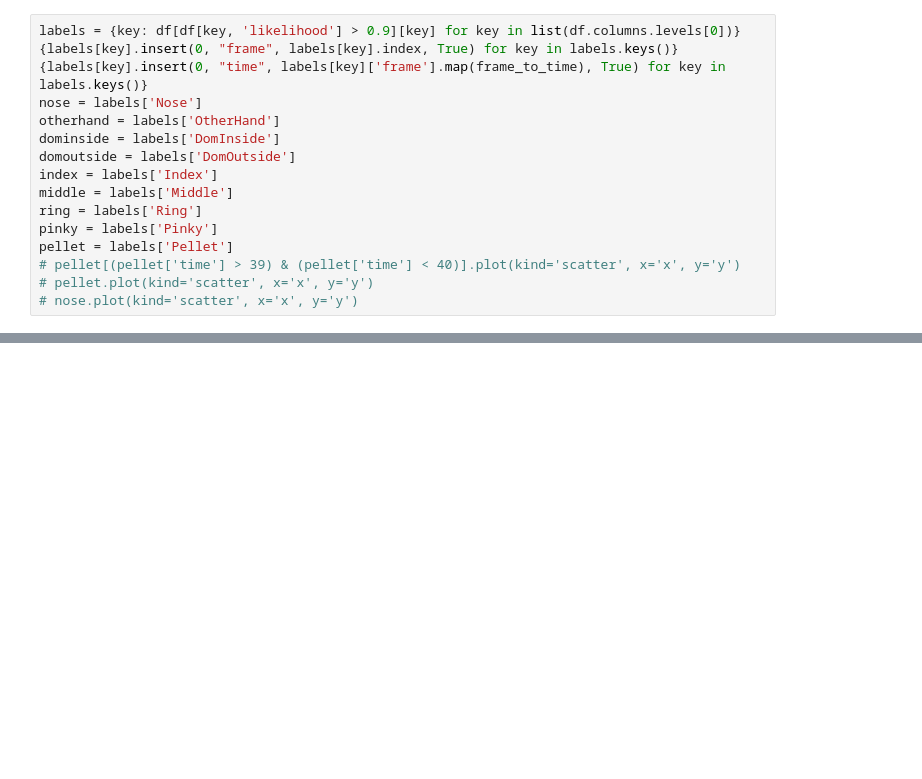
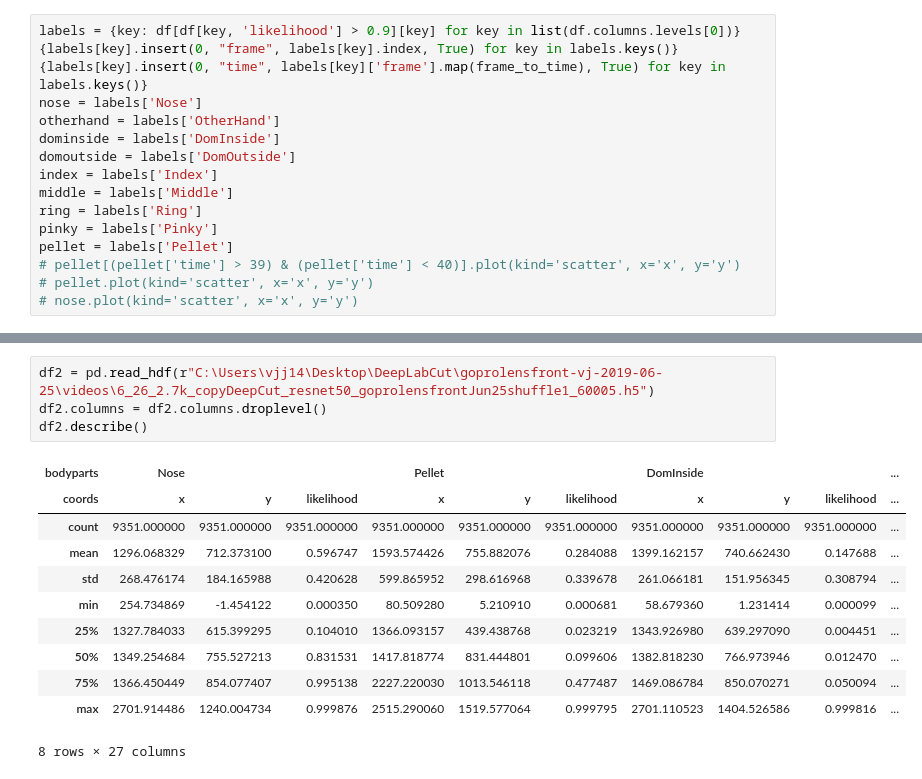
Before and after one commit to vjann/DLC, a Jupyter notebook: notebooks/data_notebooks/data_goprolensfront.ipynb, the cells around one changed output, grey strips where cells are left out. Cells and saved outputs as stored; diff of their text form; blank space fills up the shorter version.

```diff
--- a/notebooks/data_notebooks/data_goprolensfront.ipynb
+++ b/notebooks/data_notebooks/data_goprolensfront.ipynb
@@ -671,0 +298,16 @@ reach_labels = [2,
+# %%
+df2 = pd.read_hdf(r"C:\Users\vjj14\Desktop\DeepLabCut\goprolensfront-vj-2019-06-25\videos\6_26_2.7k_copyDeepCut_resnet50_goprolensfrontJun25shuffle1_60005.h5")
+df2.columns = df2.columns.droplevel()
+df2.describe()
+# %% [output]
+| bodyparts | Nose |  |  | Pellet |  |  | DomInside |  |  | ... |
+| coords | x | y | likelihood | x | y | likelihood | x | y | likelihood | ... |
+| count | 9351.000000 | 9351.000000 | 9351.000000 | 9351.000000 | 9351.000000 | 9351.000000 | 9351.000000 | 9351.000000 | 9351.000000 | ... |
+| mean | 1296.068329 | 712.373100 | 0.596747 | 1593.574426 | 755.882076 | 0.284088 | 1399.162157 | 740.662430 | 0.147688 | ... |
+| std | 268.476174 | 184.165988 | 0.420628 | 599.865952 | 298.616968 | 0.339678 | 261.066181 | 151.956345 | 0.308794 | ... |
+| min | 254.734869 | -1.454122 | 0.000350 | 80.509280 | 5.210910 | 0.000681 | 58.679360 | 1.231414 | 0.000099 | ... |
+| 25% | 1327.784033 | 615.399295 | 0.104010 | 1366.093157 | 439.438768 | 0.023219 | 1343.926980 | 639.297090 | 0.004451 | ... |
+| 50% | 1349.254684 | 755.527213 | 0.831531 | 1417.818774 | 831.444801 | 0.099606 | 1382.818230 | 766.973946 | 0.012470 | ... |
+| 75% | 1366.450449 | 854.077407 | 0.995138 | 2227.220030 | 1013.546118 | 0.477487 | 1469.086784 | 850.070271 | 0.050094 | ... |
+| max | 2701.914486 | 1240.004734 | 0.999876 | 2515.290060 | 1519.577064 | 0.999795 | 2701.110523 | 1404.526586 | 0.999816 | ... |
+8 rows × 27 columns
```
Also changed, not shown: parts of 56 cells of this notebook, 14 other files.
